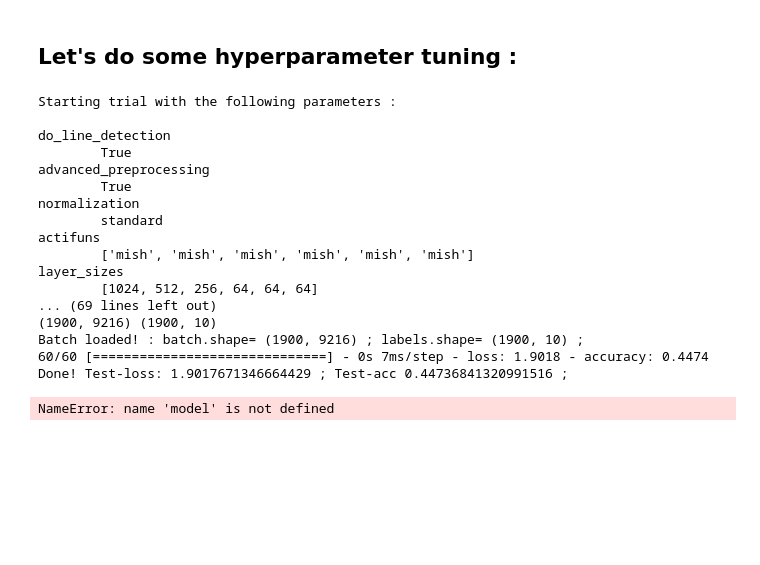
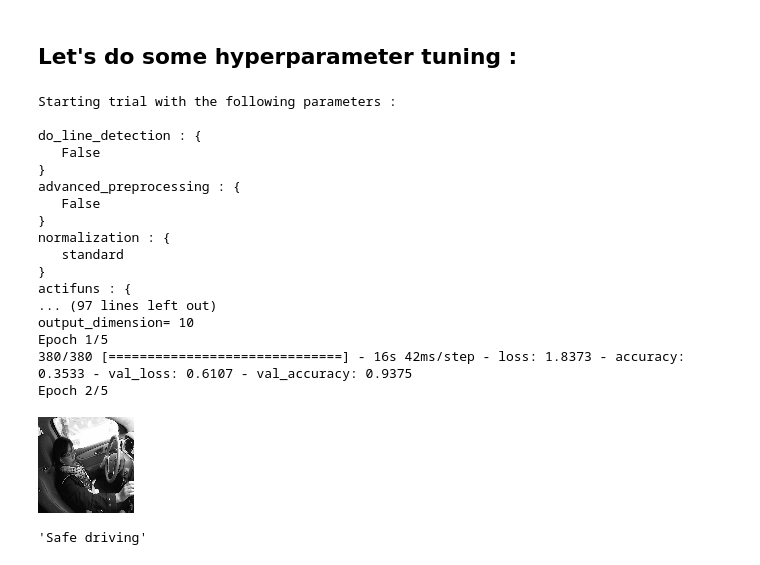
Before and after one commit to Gleethos/distracted-driver-detection, a Jupyter notebook: distracted-driver-detection.ipynb, the cells around one changed output. Cells and saved outputs as stored; diff of their text form; code cells hidden in the pictures; blank space fills up the shorter version.

```diff
--- a/distracted-driver-detection.ipynb
+++ b/distracted-driver-detection.ipynb
@@ -55,12 +57,12 @@ def pretty_print(thing, indent=0):
     if isinstance(thing, list):
         for e in thing:
             print(('   '*indent)+'[')
-            pretty(e, indent=indent+1)
+            pretty_print(e, indent=indent+1)
             print(('   '*indent)+']')
     elif isinstance(thing, dict):
         for key, value in thing.items():
             print(('   '*indent)+str(key),': {')
-            pretty(value, indent=indent+1)
+            pretty_print(value, indent=indent+1)
             print(('   '*indent)+'}')
     else :
         print(('   '*indent)+str(thing))
@@ -842,12 +847,12 @@ trials = [
     #    ]
     #},
     {
-        'do_line_detection':True,
-        'advanced_preprocessing':True,
+        'do_line_detection':False,
+        'advanced_preprocessing':False,
         'normalization':'standard',
         'actifuns' : ['mish', 'mish', 'mish', 'mish', 'mish', 'mish'],
         'layer_sizes' : [1024, 512, 256, 64, 64, 64],
-        'samples_per_class' : 190,
+        'samples_per_class' : 1900,
         'convos' : None
     }
 ]
@@ -857,22 +862,18 @@ for trial in trials :
 # %% [output]
 Starting trial with the following parameters :
 
-do_line_detection
-        True
-advanced_preprocessing
-        True
-normalization
-        standard
-actifuns
-        ['mish', 'mish', 'mish', 'mish', 'mish', 'mish']
-layer_sizes
-        [1024, 512, 256, 64, 64, 64]
-... (69 lines left out)
-(1900, 9216) (1900, 10)
-Batch loaded! : batch.shape= (1900, 9216) ; labels.shape= (1900, 10) ;
-60/60 [==============================] - 0s 7ms/step - loss: 1.9018 - accuracy: 0.4474
-Done! Test-loss: 1.9017671346664429 ; Test-acc 0.44736841320991516 ;
+do_line_detection : {
+   False
+}
+advanced_preprocessing : {
+   False
+}
+normalization : {
+   standard
+}
+actifuns : {
+... (97 lines left out)
+output_dimension= 10
+Epoch 1/5
+380/380 [==============================] - 16s 42ms/step - loss: 1.8373 - accuracy: 0.3533 - val_loss: 0.6107 - val_accuracy: 0.9375
+Epoch 2/5
-# %%
-print(model.summary())
-# %% [output]
-NameError: name 'model' is not defined
@@ -883,0 +880,21 @@ print('Result accuracy:',test_acc*10)
+# %%
+def predict(image):
+    prediction = models[0].predict(image)
+    return class_meaning_map['c'+str(np.argmax(prediction))]
+# %%
+img = cv2.resize(
+        greyed_blured_and_line_detection(
+        cv2.imread("data/imgs/test/img_1.jpg"),
+            advanced=True,
+            do_line_detection=False
+    ),
+    (96, 96)
+)
+
+display_array(
+    img
+)
+predict(img.flatten().reshape(1, -1))
+# %% [output]
+[figure, added]
+'Safe driving'
```
Also changed, not shown: parts of 14 cells of this notebook.
